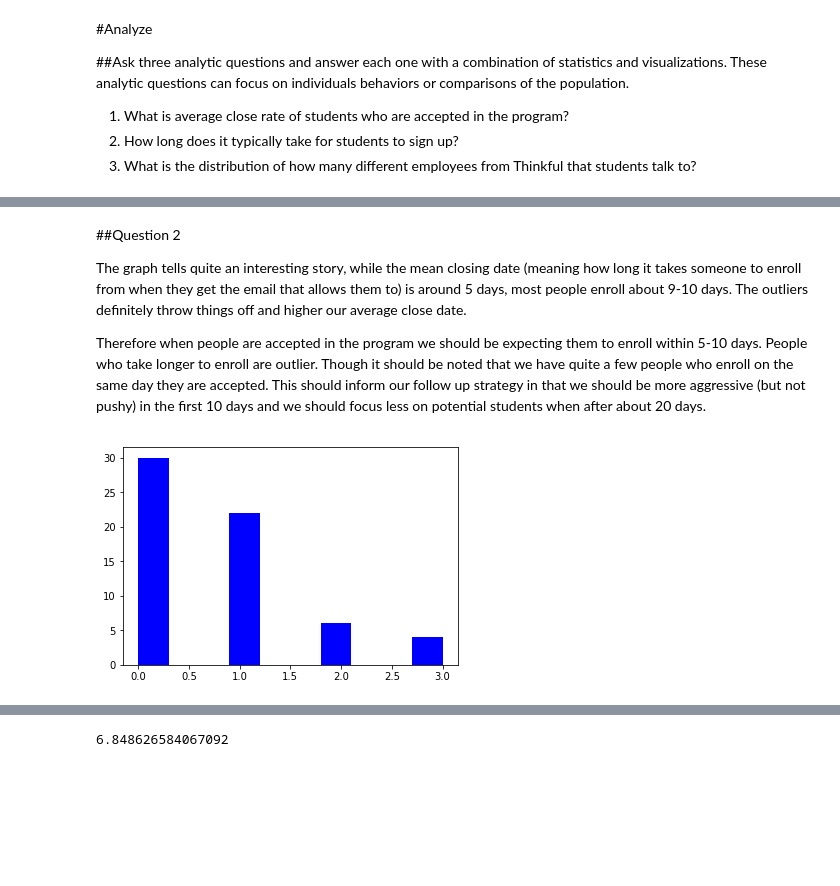
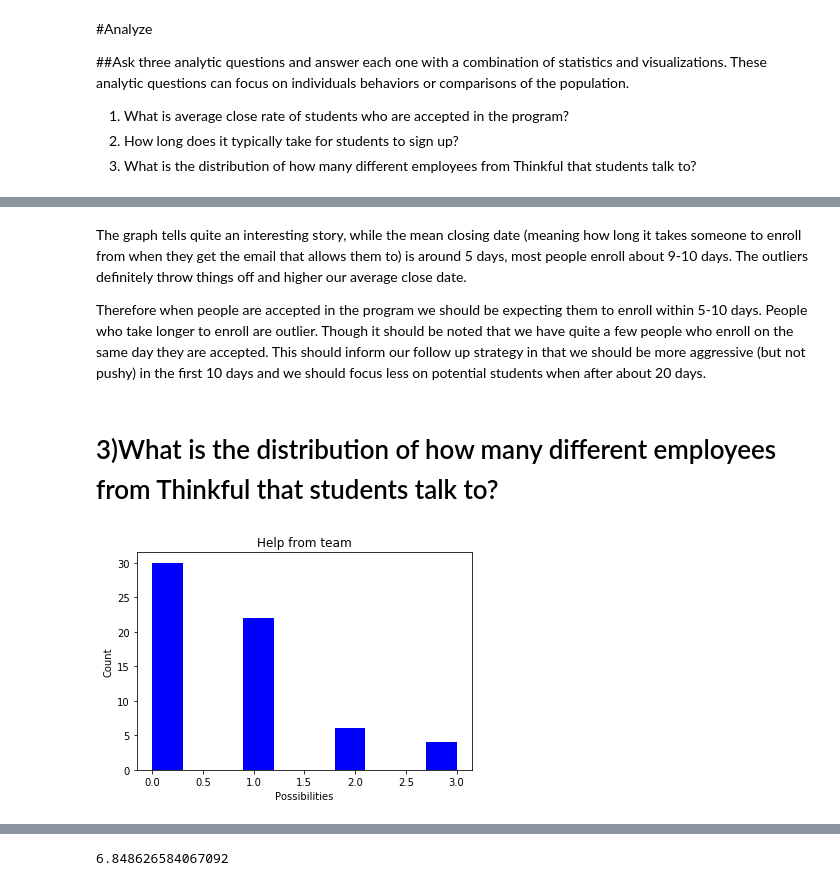
Before and after one commit to killacam777/Jupyter-Notebook, a Jupyter notebook: Capstone Analytic Report and Research Proposal.ipynb, the cells around one changed output, grey strips where cells are left out. Cells and saved outputs as stored; diff of their text form; code cells hidden in the pictures; blank space fills up the shorter version.

```diff
--- a/Capstone Analytic Report and Research Proposal.ipynb
+++ b/Capstone Analytic Report and Research Proposal.ipynb
@@ -69,11 +79,14 @@ np.mean(close_date)
 # %% [markdown]
-##Question 2
-
 The graph tells quite an interesting story, while the mean closing date (meaning how long it takes someone to enroll from when they get the email that allows them to) is around 5 days, most people enroll about 9-10 days. The outliers definitely throw things off and higher our average close date.
 
 Therefore when people are accepted in the program we should be expecting them to enroll within 5-10 days. People who take longer to enroll are outlier. Though it should be noted that we have quite a few people who enroll on the same day they are accepted. This should inform our follow up strategy in that we should be more aggressive (but not pushy) in the first 10 days and we should focus less on potential students when after about 20 days.
+# %% [markdown]
+# 3)What is the distribution of how many different employees from Thinkful that students talk to?
 # %%
 plt.hist(df['How much help'].values, color='blue')
+plt.title('Help from team')
+plt.xlabel('Possibilities')
+plt.ylabel('Count')
 plt.show()
 # %% [output]
-[figure, old version]
+[figure, new version]
```
Also changed, not shown: parts of 11 cells of this notebook.
